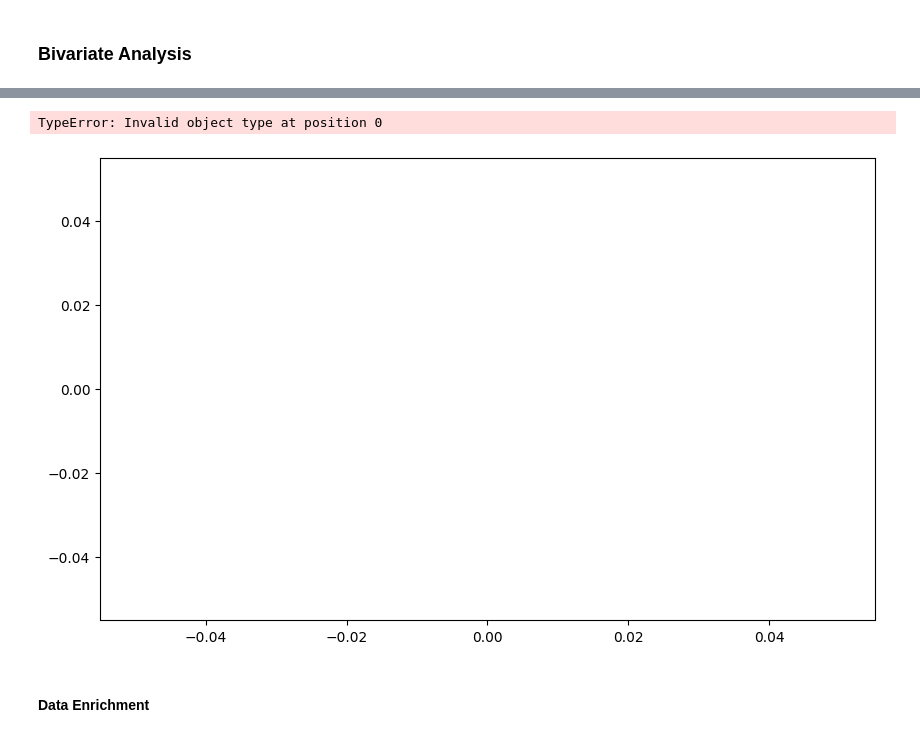
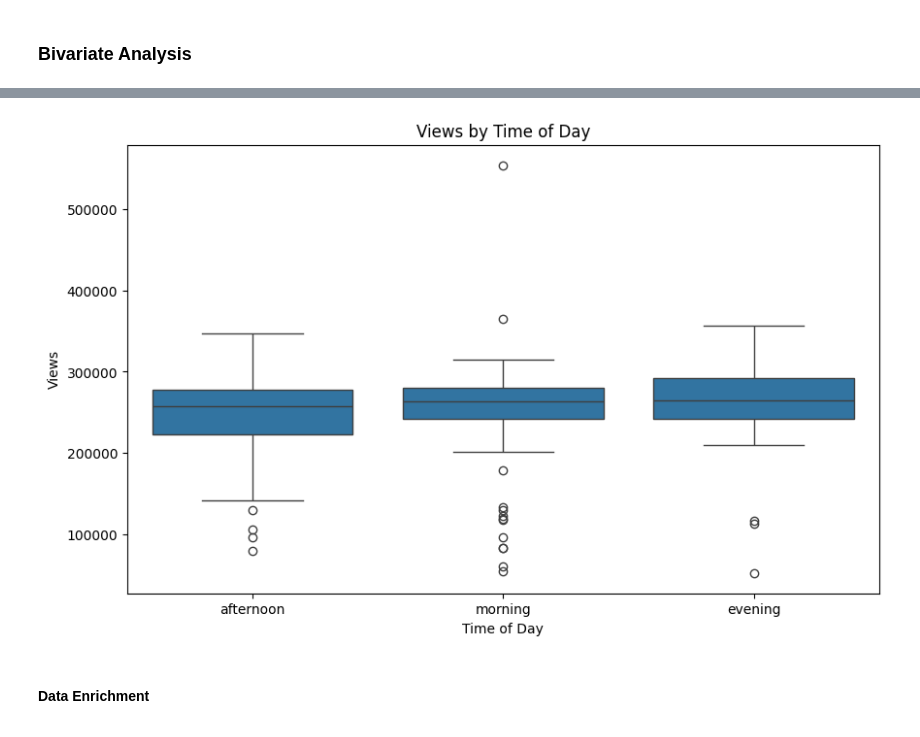
Before and after one commit to matidesalegn/Marketing-Analytics, a Jupyter notebook: notebooks/EDA.ipynb, the cells around one changed output, grey strips where cells are left out. Saved outputs shown, nothing was run; the diff lists cells and outputs as text; code cells hidden in the pictures.

```diff
--- a/notebooks/EDA.ipynb
+++ b/notebooks/EDA.ipynb
@@ -223,3 +223,15 @@ plt.show()
 [figure]
 # %% [markdown]
 ### Bivariate Analysis
+# %%
+# Data Cleaning
+df['keyword'] = df['keyword'].fillna('unknown')
+df['views'] = pd.to_numeric(df['views'], errors='coerce').fillna(0).astype(int)
+df['date'] = pd.to_datetime(df['date'])
+
+# Convert 'post_hour' to datetime and extract hour
+df['post_hour'] = pd.to_datetime(df['post_hour'], format='%H:%M:%S', errors='coerce')
+df['hour'] = df['post_hour'].dt.hour
+
+print("Cleaned Data:\n", df.head())
+print(df.info())
@@ -226,22 +266,13 @@ plt.show()
 # %%
-# Scatter plot of views vs. post_hour
-plt.figure(figsize=(10, 6))
-sns.scatterplot(x='post_hour', y='views', data=df)
-plt.title('Views vs. Post Hour')
-plt.xlabel('Post Hour')
-plt.ylabel('Views')
-plt.show()
-
 # Box plot of views by time_of_day
 plt.figure(figsize=(10, 6))
 sns.boxplot(x='time_of_day', y='views', data=df)
 plt.title('Views by Time of Day')
 plt.xlabel('Time of Day')
 plt.ylabel('Views')
 plt.show()
 # %% [output]
-TypeError: Invalid object type at position 0
-[figure, old version]
+[figure, new version]
 # %% [markdown]
 #### Data Enrichment
 # %% [markdown]
```
Also changed, not shown: parts of 8 cells of this notebook.
